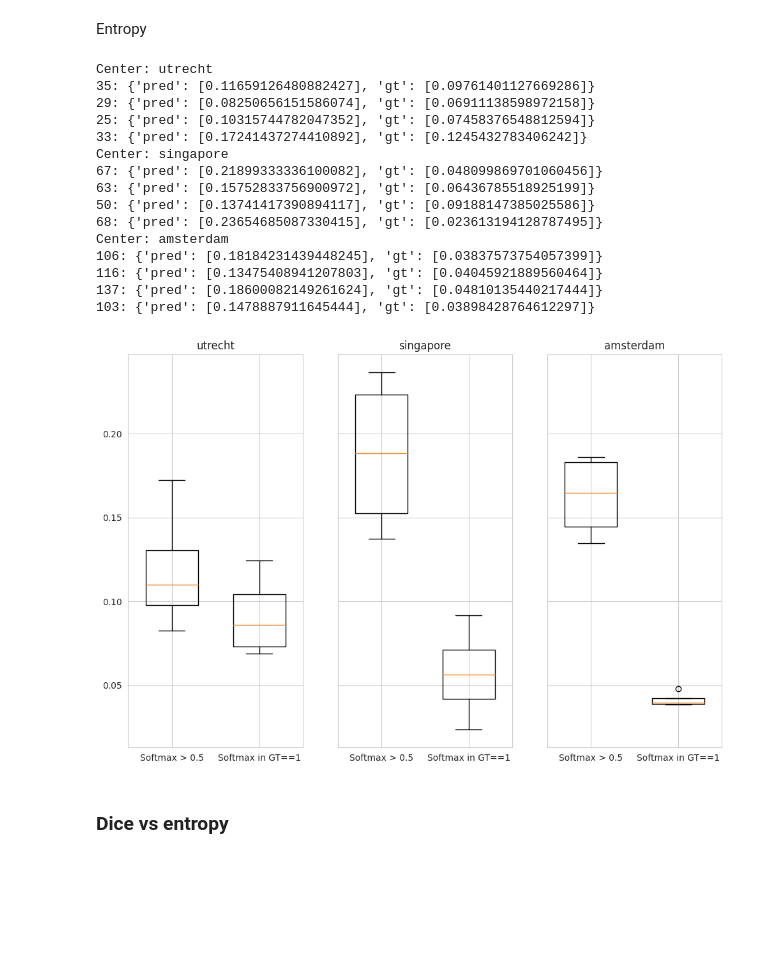
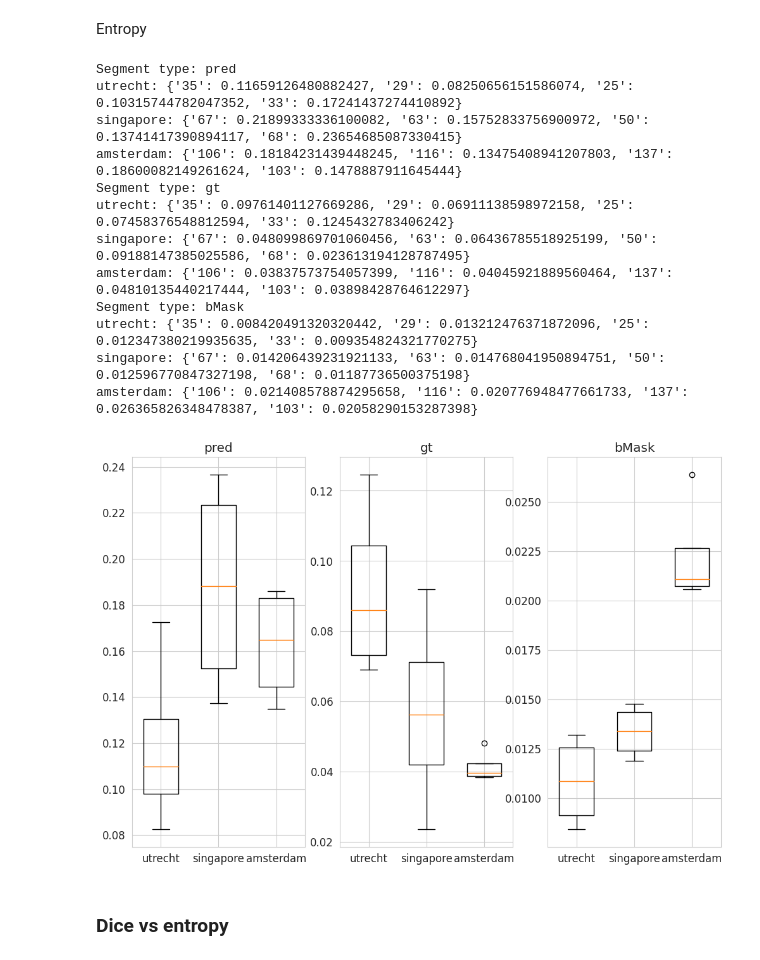
Before and after one commit to vfmatzkin/wmh-mc-seg, a Jupyter notebook: notebooks/training_Utrecht_focal_3218/metrics_u.ipynb, the cells around one changed output. Drawn from its saved outputs; the diff is of its cells as text; code cells hidden in the pictures; blank space fills up the shorter version.

```diff
--- a/notebooks/training_Utrecht_focal_3218/metrics_u.ipynb
+++ b/notebooks/training_Utrecht_focal_3218/metrics_u.ipynb
@@ -12,23 +13,20 @@ dice_scores('utrecht', path_csvs)
 # %% [markdown]
 Entropy
 # %%
-entropy_segment('utrecht', path_csvs)
+entropy_segment_per_center('utrecht', path_csvs)
 # %% [output]
-Center: utrecht
-35: {'pred': [0.11659126480882427], 'gt': [0.09761401127669286]}
-29: {'pred': [0.08250656151586074], 'gt': [0.06911138598972158]}
-25: {'pred': [0.10315744782047352], 'gt': [0.07458376548812594]}
-33: {'pred': [0.17241437274410892], 'gt': [0.1245432783406242]}
-Center: singapore
-67: {'pred': [0.21899333336100082], 'gt': [0.048099869701060456]}
-63: {'pred': [0.15752833756900972], 'gt': [0.06436785518925199]}
-50: {'pred': [0.13741417390894117], 'gt': [0.09188147385025586]}
-68: {'pred': [0.23654685087330415], 'gt': [0.023613194128787495]}
-Center: amsterdam
-106: {'pred': [0.18184231439448245], 'gt': [0.03837573754057399]}
-116: {'pred': [0.13475408941207803], 'gt': [0.04045921889560464]}
-137: {'pred': [0.18600082149261624], 'gt': [0.04810135440217444]}
-103: {'pred': [0.1478887911645444], 'gt': [0.03898428764612297]}
+Segment type: pred
+utrecht: {'35': 0.11659126480882427, '29': 0.08250656151586074, '25': 0.10315744782047352, '33': 0.17241437274410892}
+singapore: {'67': 0.21899333336100082, '63': 0.15752833756900972, '50': 0.13741417390894117, '68': 0.23654685087330415}
+amsterdam: {'106': 0.18184231439448245, '116': 0.13475408941207803, '137': 0.18600082149261624, '103': 0.1478887911645444}
+Segment type: gt
+utrecht: {'35': 0.09761401127669286, '29': 0.06911138598972158, '25': 0.07458376548812594, '33': 0.1245432783406242}
+singapore: {'67': 0.048099869701060456, '63': 0.06436785518925199, '50': 0.09188147385025586, '68': 0.023613194128787495}
+amsterdam: {'106': 0.03837573754057399, '116': 0.04045921889560464, '137': 0.04810135440217444, '103': 0.03898428764612297}
+Segment type: bMask
+utrecht: {'35': 0.008420491320320442, '29': 0.013212476371872096, '25': 0.012347380219935635, '33': 0.009354824321770275}
+singapore: {'67': 0.014206439231921133, '63': 0.014768041950894751, '50': 0.012596770847327198, '68': 0.01187736500375198}
+amsterdam: {'106': 0.021408578874295658, '116': 0.020776948477661733, '137': 0.026365826348478387, '103': 0.02058290153287398}
-[figure, old version]
+[figure, new version]
 # %% [markdown]
 ### Dice vs entropy
```
Also changed, not shown: parts of 7 cells of this notebook, 25 other files.
